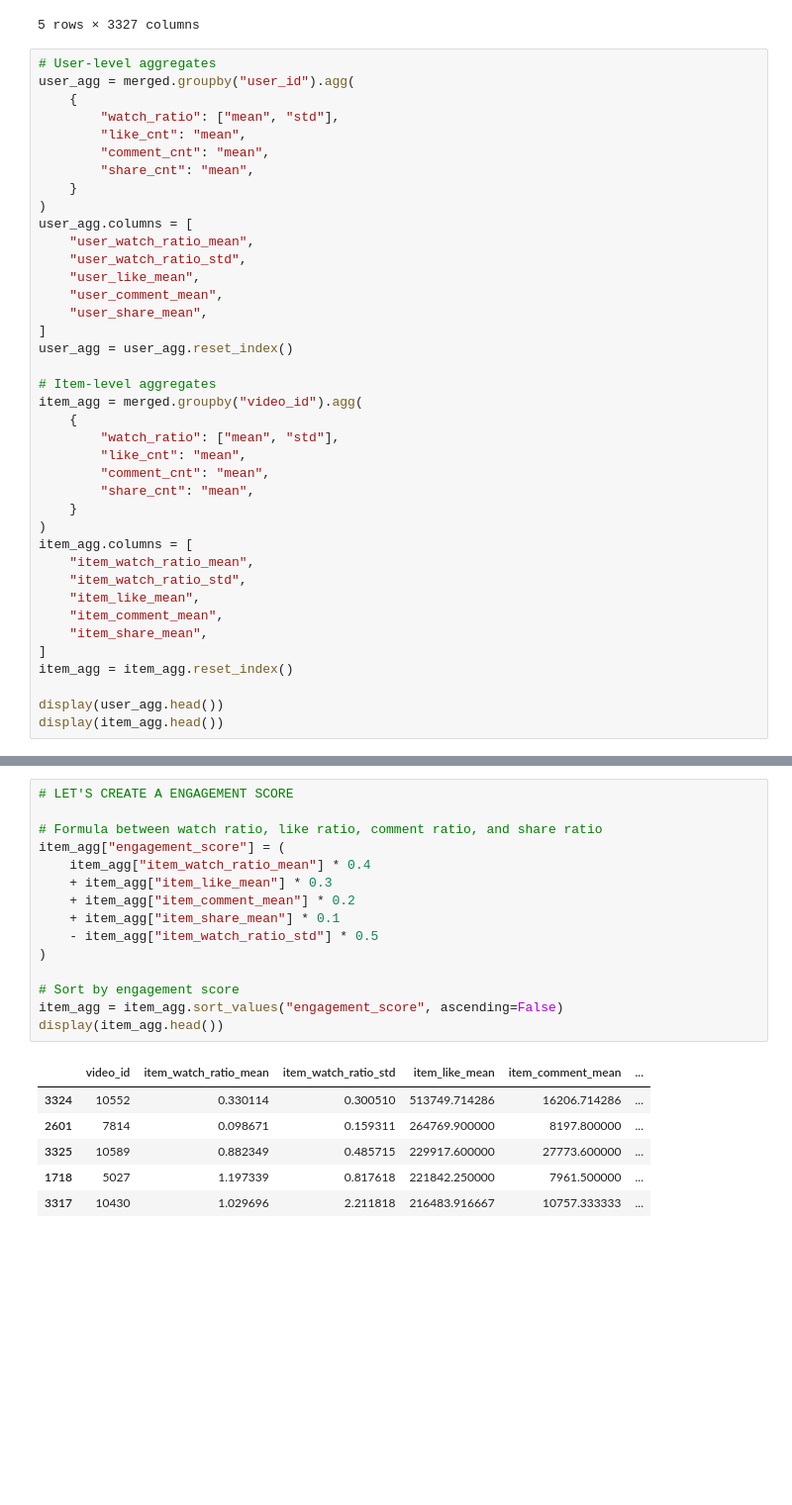
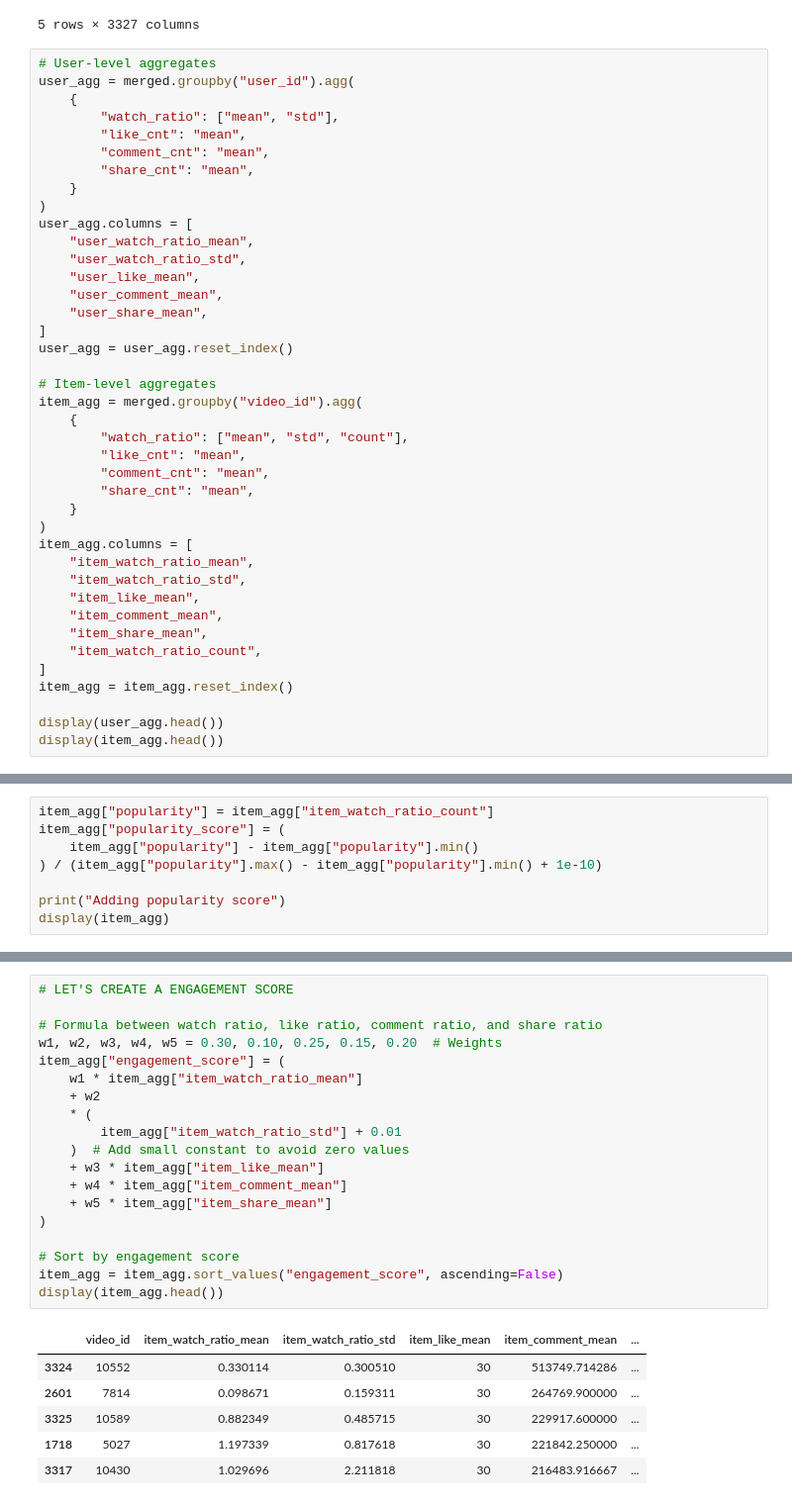
Before and after one commit to aygoun/FinalProject_2025_Armand_BLIN, a Jupyter notebook: notebooks/02_finding_feature_eng.ipynb, the cells around one changed output, grey strips where cells are left out. Shown at 99% size. Saved outputs shown, nothing was run; the diff lists cells and outputs as text; blank space fills up the shorter version.

```diff
--- a/notebooks/02_finding_feature_eng.ipynb
+++ b/notebooks/02_finding_feature_eng.ipynb
@@ -53,7 +68,7 @@ user_agg = user_agg.reset_index()
 # Item-level aggregates
 item_agg = merged.groupby("video_id").agg(
     {
-        "watch_ratio": ["mean", "std"],
+        "watch_ratio": ["mean", "std", "count"],
         "like_cnt": "mean",
         "comment_cnt": "mean",
         "share_cnt": "mean",
@@ -65,6 +80,7 @@ item_agg.columns = [
     "item_like_mean",
     "item_comment_mean",
     "item_share_mean",
+    "item_watch_ratio_count",
 ]
 item_agg = item_agg.reset_index()
 
@@ -108,0 +102,8 @@ Where:
+# %%
+item_agg["popularity"] = item_agg["item_watch_ratio_count"]
+item_agg["popularity_score"] = (
+    item_agg["popularity"] - item_agg["popularity"].min()
+) / (item_agg["popularity"].max() - item_agg["popularity"].min() + 1e-10)
+
+print("Adding popularity score")
+display(item_agg)
@@ -109,22 +125,26 @@ Where:
 # %%
 # LET'S CREATE A ENGAGEMENT SCORE
 
 # Formula between watch ratio, like ratio, comment ratio, and share ratio
+w1, w2, w3, w4, w5 = 0.30, 0.10, 0.25, 0.15, 0.20  # Weights
 item_agg["engagement_score"] = (
-    item_agg["item_watch_ratio_mean"] * 0.4
-    + item_agg["item_like_mean"] * 0.3
-    + item_agg["item_comment_mean"] * 0.2
-    + item_agg["item_share_mean"] * 0.1
-    - item_agg["item_watch_ratio_std"] * 0.5
+    w1 * item_agg["item_watch_ratio_mean"]
+    + w2
+    * (
+        item_agg["item_watch_ratio_std"] + 0.01
+    )  # Add small constant to avoid zero values
+    + w3 * item_agg["item_like_mean"]
+    + w4 * item_agg["item_comment_mean"]
+    + w5 * item_agg["item_share_mean"]
 )
 
 # Sort by engagement score
 item_agg = item_agg.sort_values("engagement_score", ascending=False)
 display(item_agg.head())
 # %% [output]
 |  | video_id | item_watch_ratio_mean | item_watch_ratio_std | item_like_mean | item_comment_mean | ... |
-| 3324 | 10552 | 0.330114 | 0.300510 | 513749.714286 | 16206.714286 | ... |
-| 2601 | 7814 | 0.098671 | 0.159311 | 264769.900000 | 8197.800000 | ... |
-| 3325 | 10589 | 0.882349 | 0.485715 | 229917.600000 | 27773.600000 | ... |
-| 1718 | 5027 | 1.197339 | 0.817618 | 221842.250000 | 7961.500000 | ... |
-| 3317 | 10430 | 1.029696 | 2.211818 | 216483.916667 | 10757.333333 | ... |
+| 3324 | 10552 | 0.330114 | 0.300510 | 30 | 513749.714286 | ... |
+| 2601 | 7814 | 0.098671 | 0.159311 | 30 | 264769.900000 | ... |
+| 3325 | 10589 | 0.882349 | 0.485715 | 30 | 229917.600000 | ... |
+| 1718 | 5027 | 1.197339 | 0.817618 | 30 | 221842.250000 | ... |
+| 3317 | 10430 | 1.029696 | 2.211818 | 30 | 216483.916667 | ... |
```
Also changed, not shown: parts of 9 cells of this notebook, 9 other files.
